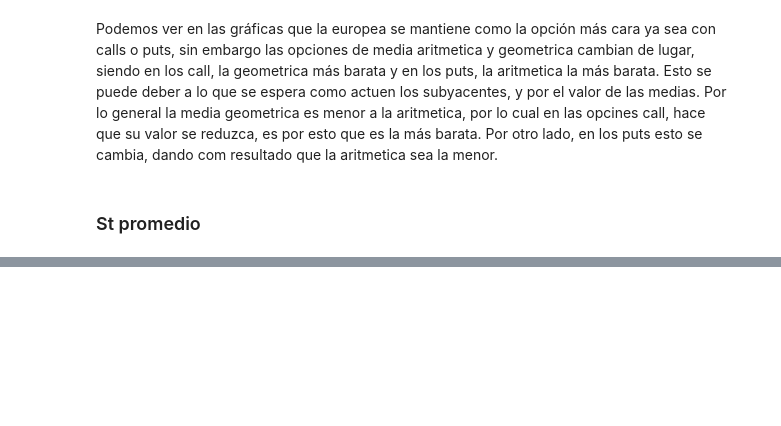
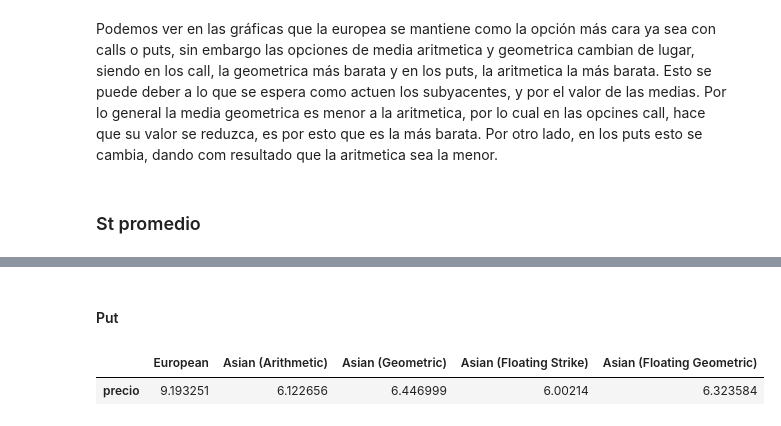
Before and after one commit to AlexFajardo26/Simulacion_procesos, a Jupyter notebook: valuación opciones asiaticas.ipynb, the cells around one changed output, grey strips where cells are left out. Cells and saved outputs as stored; diff of their text form; code cells hidden in the pictures; blank space fills up the shorter version.

```diff
--- a/valuación opciones asiaticas.ipynb
+++ b/valuación opciones asiaticas.ipynb
@@ -179,0 +202,15 @@ Podemos ver en las gráficas que la europea se mantiene como la opción más car
+# %% [markdown]
+#### Put
+# %%
+import pandas as pd
+prices= pd.DataFrame({
+    'European': get_price__european(simulated_prices, 65, r, T, 'put'),
+    'Asian (Arithmetic)': get_price__fixed_strike__average_price(simulated_prices, 65, r, T, 'put'),
+    'Asian (Geometric)': get_price__fixed_strike__geometric_price(simulated_prices, 65, r, T, 'put'),
+    'Asian (Floating Strike)': get_price__floating_strike__average_price(simulated_prices, St, r, T, 'put'),
+    'Asian (Floating Geometric)': get_price__floating_strike__geometric_price(simulated_prices, St, r, T, 'put'),
+}, index =['precio'])
+prices
+# %% [output]
+|  | European | Asian (Arithmetic) | Asian (Geometric) | Asian (Floating Strike) | Asian (Floating Geometric) |
+| precio | 9.193251 | 6.122656 | 6.446999 | 6.00214 | 6.323584 |
```
Also changed, not shown: parts of 10 cells of this notebook.
